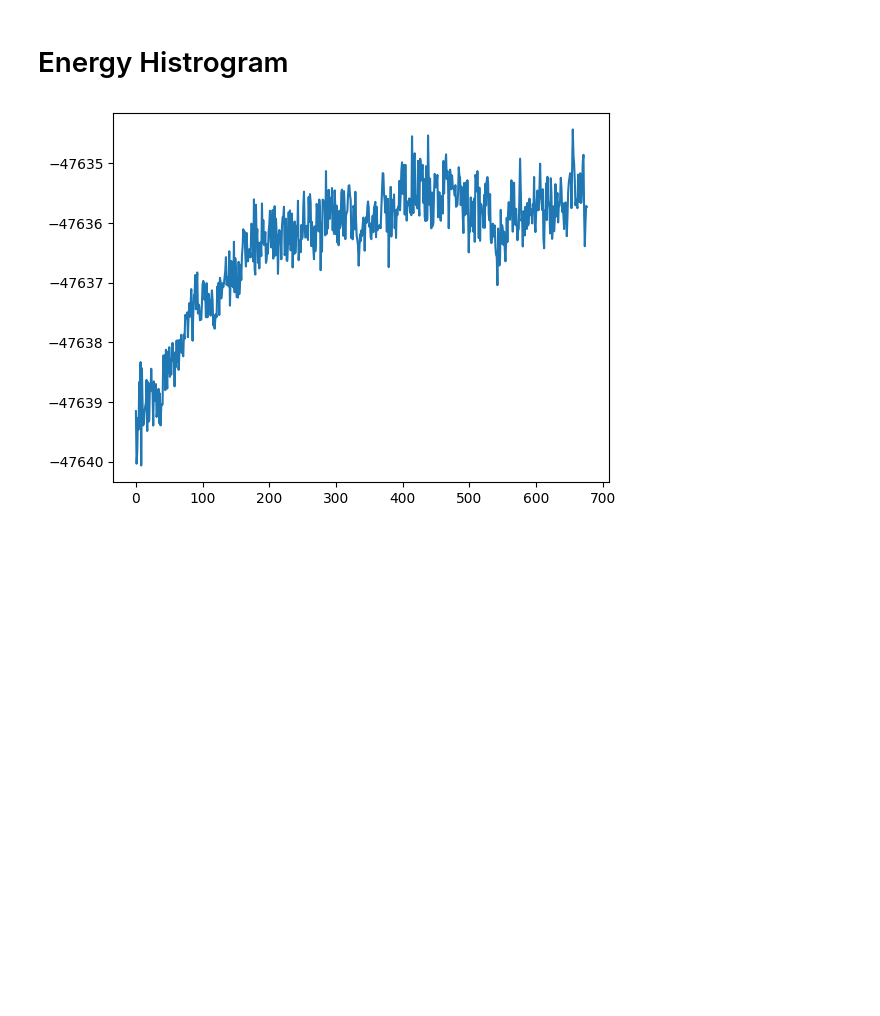
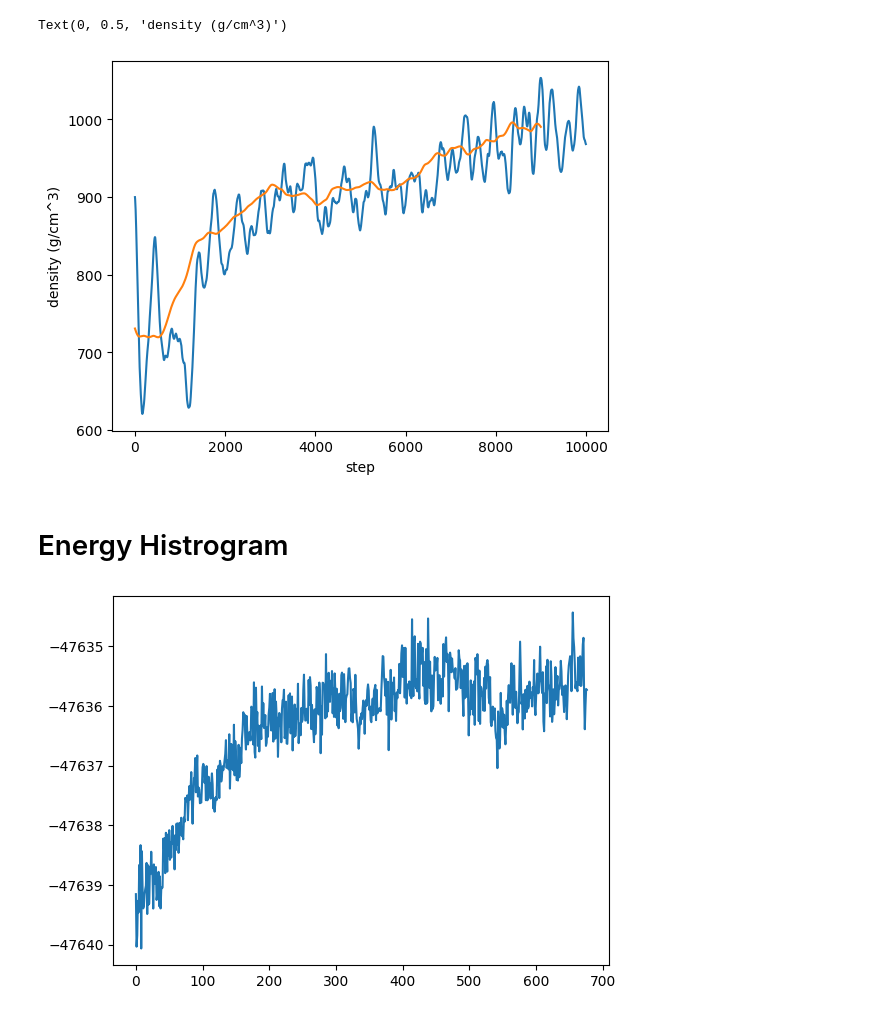
Before and after one commit to IPSProjects/BMIM-BF4, a Jupyter notebook: analysis.ipynb, the cells around one changed output. Drawn from its saved outputs; the diff is of its cells as text; code cells hidden in the pictures; blank space fills up the shorter version.

Commit message:
ML13 NPT ASEMD

```diff
--- a/analysis.ipynb
+++ b/analysis.ipynb
@@ -0,0 +8,2 @@
+# %%
+atoms_list = zntrack.from_rev("ML13_ASEMD")
@@ -1,3 +12,25 @@
+# %%
+atoms_list = atoms_list.atoms
+# %%
+# compute density from ase_atoms
+densities = []
+for atoms in atoms_list:
+    volume = atoms.get_volume()
+    molar_volume = volume / (units.m**3 / units.mol)
+    density = atoms.get_masses().sum() / 1000 / molar_volume
+    densities.append(density)
+# %%
+fig, ax = plt.subplots()
+ax.plot(densities)
+# compute rolling average
+densities = np.array(densities)
+densities = np.convolve(densities, np.ones(1000)/1000, mode='valid')
+ax.plot(densities)
+ax.set_xlabel("step")
+ax.set_ylabel("density (g/cm^3)")
+# %% [output]
+Text(0, 0.5, 'density (g/cm^3)')
+[figure, added]
 # %% [markdown]
 # Energy Histrogram
 # %%
```
Also changed, not shown: parts of 3 cells of this notebook, 8 other files.
